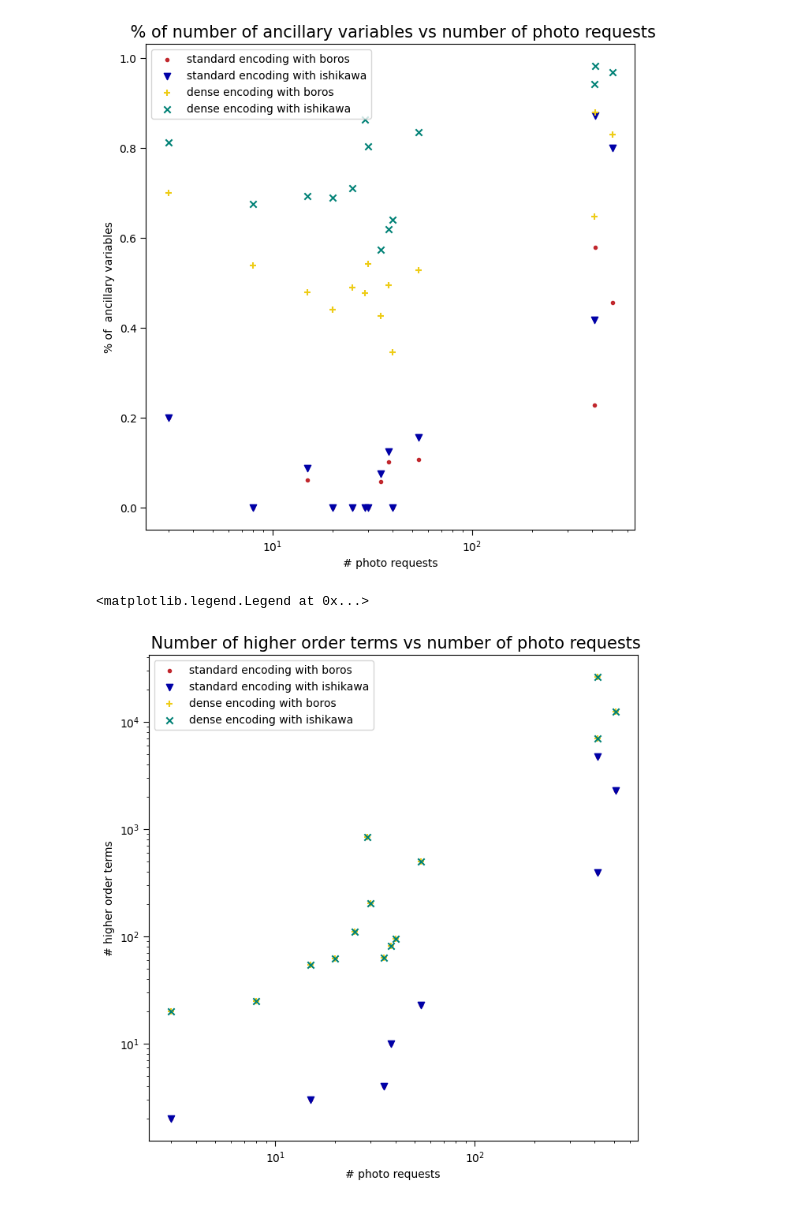
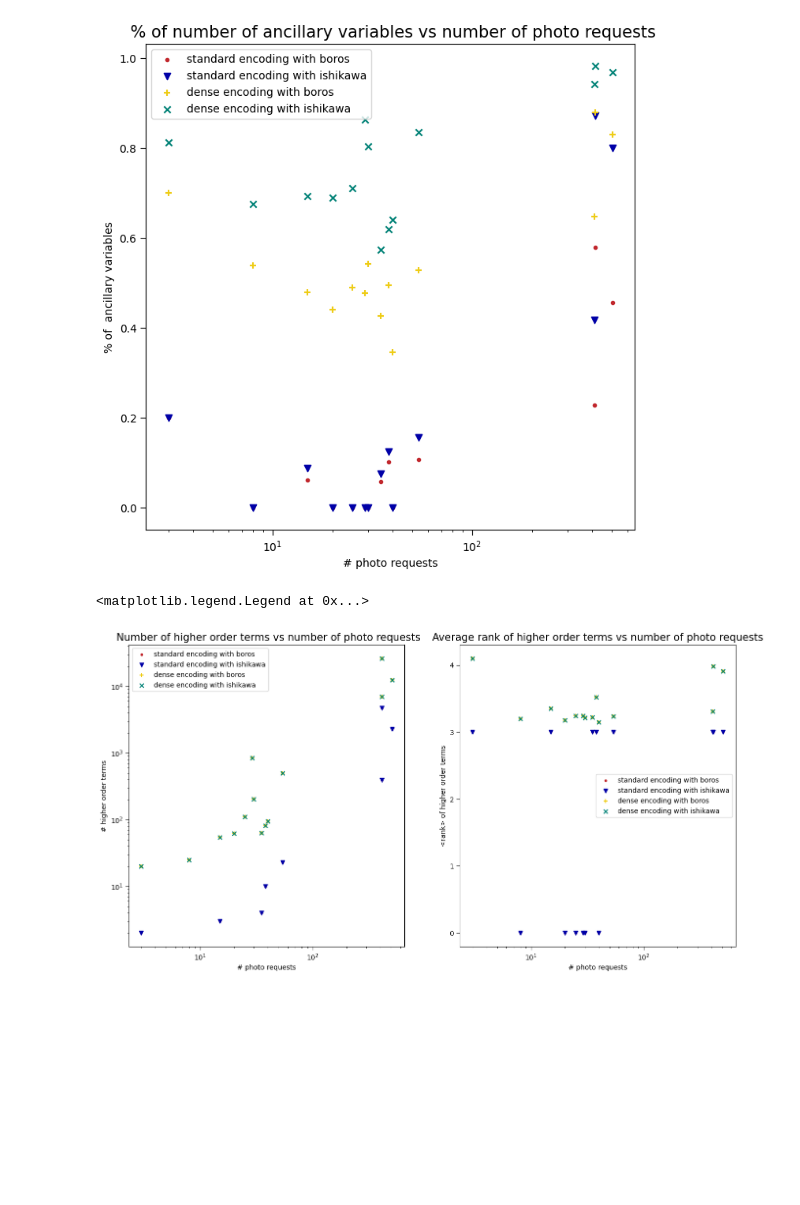
Before and after one commit to GiacomoFrn/QUBO-optimization, a Jupyter notebook: Benchmarking.ipynb, the cells around one changed output. Cells and saved outputs as stored; diff of their text form; code cells hidden in the pictures; blank space fills up the shorter version.

Commit message:
added average rank of ho terms plot

```diff
--- a/Benchmarking.ipynb
+++ b/Benchmarking.ipynb
@@ -186,29 +186,51 @@ ax.legend()
 [figure]
 # %%
 plots = ['total', 'original', 'ancillary']
-fig, ax = plt.subplots(figsize=(8, 8))
+fig, ax = plt.subplots(1, 2, figsize=(16, 8))
 
-ax.set_title(f" Number of higher order terms vs number of photo requests", fontsize=15)
-ax.set_xlabel("# photo requests",     fontsize=10)
-ax.set_ylabel(f"# higher order terms", fontsize=10)
-ax.set_xscale('log')
-ax.set_yscale('log')
-ax.tick_params(axis="both", which="major", labelsize=10, length=5)
-ax.grid
+ax[0].set_title(f" Number of higher order terms vs number of photo requests", fontsize=15)
+ax[0].set_xlabel("# photo requests",     fontsize=10)
+ax[0].set_ylabel(f"# higher order terms", fontsize=10)
+ax[0].set_xscale('log')
+ax[0].set_yscale('log')
+ax[0].tick_params(axis="both", which="major", labelsize=10, length=5)
+ax[0].grid
 
 j = 0
 for encoding in encodings:
     for ho_method in ho_methods:
-        ax.scatter(
+        ax[0].scatter(
             benchmark_df[(benchmark_df['encoding']==encoding) & (benchmark_df['ho_method']==ho_method)]['n_requests'],
             benchmark_df[(benchmark_df['encoding']==encoding) & (benchmark_df['ho_method']==ho_method)]['n_ho_terms'],
             marker = markers[j],
             color = colors[j],
             label = f"{encoding} encoding with {ho_method}"
         )
         j = j+1
 
-ax.legend()
+ax[0].legend()
+
+ax[1].set_title(f"Average rank of higher order terms vs number of photo requests", fontsize=15)
+ax[1].set_xlabel("# photo requests",     fontsize=10)
+ax[1].set_ylabel(f"<rank> of higher order terms", fontsize=10)
+ax[1].set_xscale('log')
+#ax[1].set_yscale('log')
+ax[1].tick_params(axis="both", which="major", labelsize=10, length=5)
+ax[1].grid
+
+j = 0
+for encoding in encodings:
+    for ho_method in ho_methods:
+        ax[1].scatter(
+            benchmark_df[(benchmark_df['encoding']==encoding) & (benchmark_df['ho_method']==ho_method)]['n_requests'],
+            [np.mean(x) if len(x)>0 else 0 for x in benchmark_df[(benchmark_df['encoding']==encoding) & (benchmark_df['ho_method']==ho_method)]['ho_terms'] ],
+            marker = markers[j],
+            color = colors[j],
+            label = f"{encoding} encoding with {ho_method}"
+        )
+        j = j+1
+
+ax[1].legend()
 # %% [output]
 <matplotlib.legend.Legend at 0x...>
-[figure, old version]
+[figure, new version]
```
